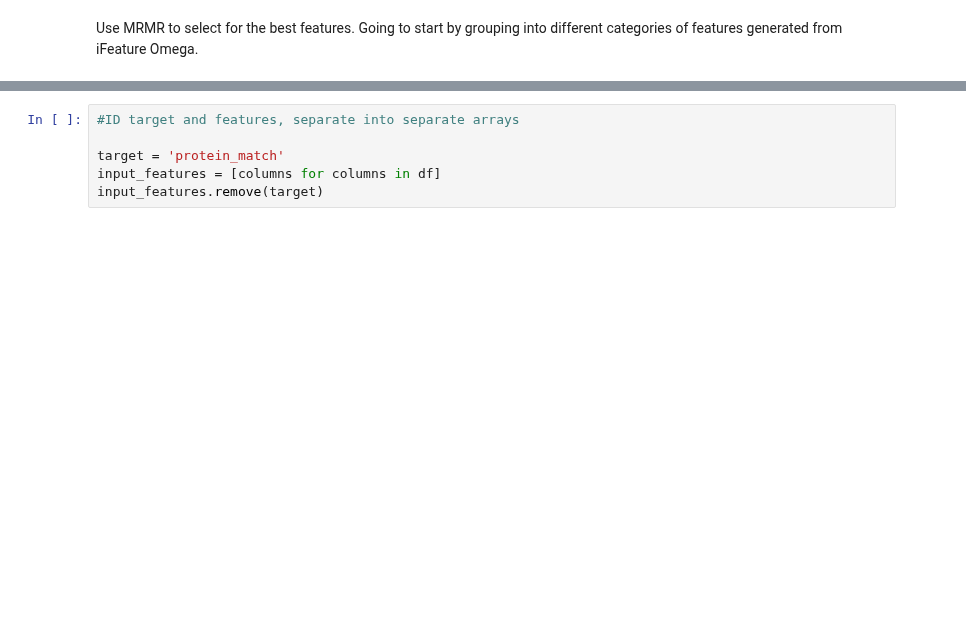
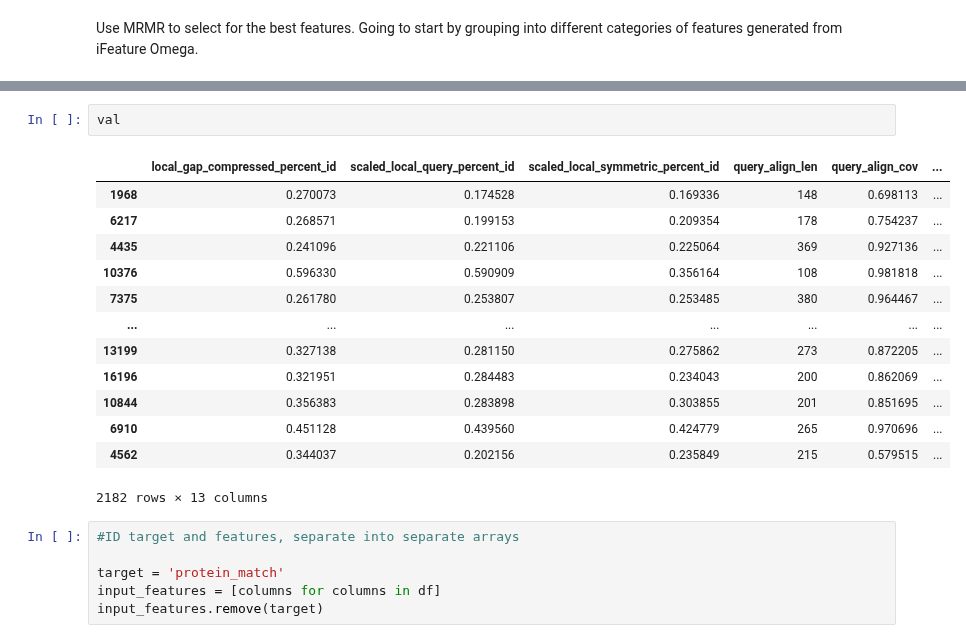
Before and after one commit to learn2therm/PairProphet, a Jupyter notebook: notebooks/classifiers.ipynb, the cells around one changed output, grey strips where cells are left out. Drawn from its saved outputs; the diff is of its cells as text; blank space fills up the shorter version.

```diff
--- a/notebooks/classifiers.ipynb
+++ b/notebooks/classifiers.ipynb
@@ -299,3 +319,19 @@ print(val.shape)
+# %%
+val
+# %% [output]
+|  | local_gap_compressed_percent_id | scaled_local_query_percent_id | scaled_local_symmetric_percent_id | query_align_len | query_align_cov | ... |
+| 1968 | 0.270073 | 0.174528 | 0.169336 | 148 | 0.698113 | ... |
+| 6217 | 0.268571 | 0.199153 | 0.209354 | 178 | 0.754237 | ... |
+| 4435 | 0.241096 | 0.221106 | 0.225064 | 369 | 0.927136 | ... |
+| 10376 | 0.596330 | 0.590909 | 0.356164 | 108 | 0.981818 | ... |
+| 7375 | 0.261780 | 0.253807 | 0.253485 | 380 | 0.964467 | ... |
+| ... | ... | ... | ... | ... | ... | ... |
+| 13199 | 0.327138 | 0.281150 | 0.275862 | 273 | 0.872205 | ... |
+| 16196 | 0.321951 | 0.284483 | 0.234043 | 200 | 0.862069 | ... |
+| 10844 | 0.356383 | 0.283898 | 0.303855 | 201 | 0.851695 | ... |
+| 6910 | 0.451128 | 0.439560 | 0.424779 | 265 | 0.970696 | ... |
+| 4562 | 0.344037 | 0.202156 | 0.235849 | 215 | 0.579515 | ... |
+2182 rows × 13 columns
 # %%
 #ID target and features, separate into separate arrays
 
```
Also changed, not shown: parts of 22 cells of this notebook.
